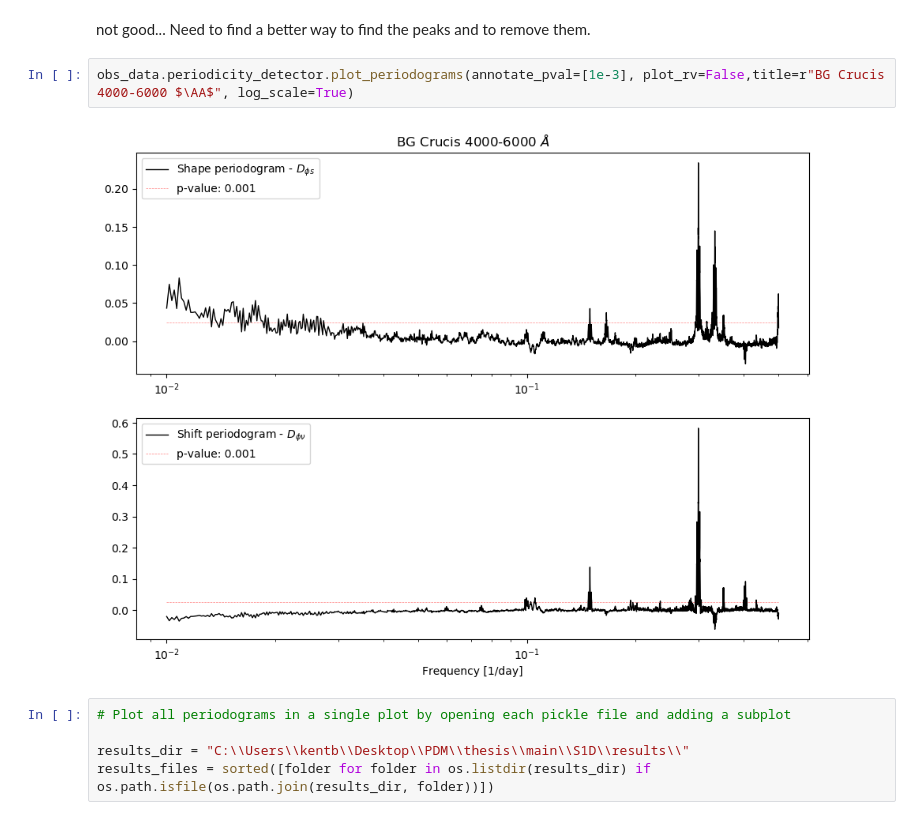
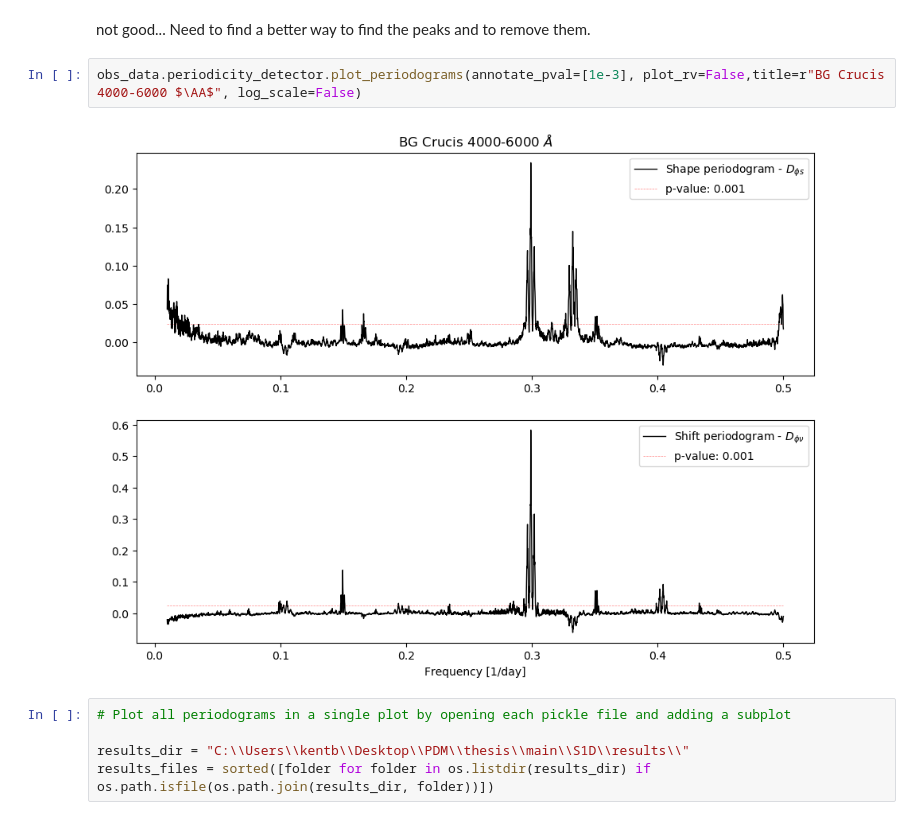
Before and after one commit to kbarbey/Master-Thesis, a Jupyter notebook: main/S1D/test_peak_finding.ipynb, the cells around one changed output. Saved outputs shown, nothing was run; the diff lists cells and outputs as text.

```diff
--- a/main/S1D/test_peak_finding.ipynb
+++ b/main/S1D/test_peak_finding.ipynb
@@ -103,9 +119,9 @@ signal = np.column_stack([freq, power])
 # %% [markdown]
 not good... Need to find a better  way to find the peaks and to remove them.
 # %%
-obs_data.periodicity_detector.plot_periodograms(annotate_pval=[1e-3], plot_rv=False,title=r"BG Crucis 4000-6000 $\AA$", log_scale=True)
+obs_data.periodicity_detector.plot_periodograms(annotate_pval=[1e-3], plot_rv=False,title=r"BG Crucis 4000-6000 $\AA$", log_scale=False)
 # %% [output]
-[figure, old version]
+[figure, new version]
 # %%
 # Plot all periodograms in a single plot by opening each pickle file and adding a subplot
 
```
Also changed, not shown: parts of 5 cells of this notebook.
